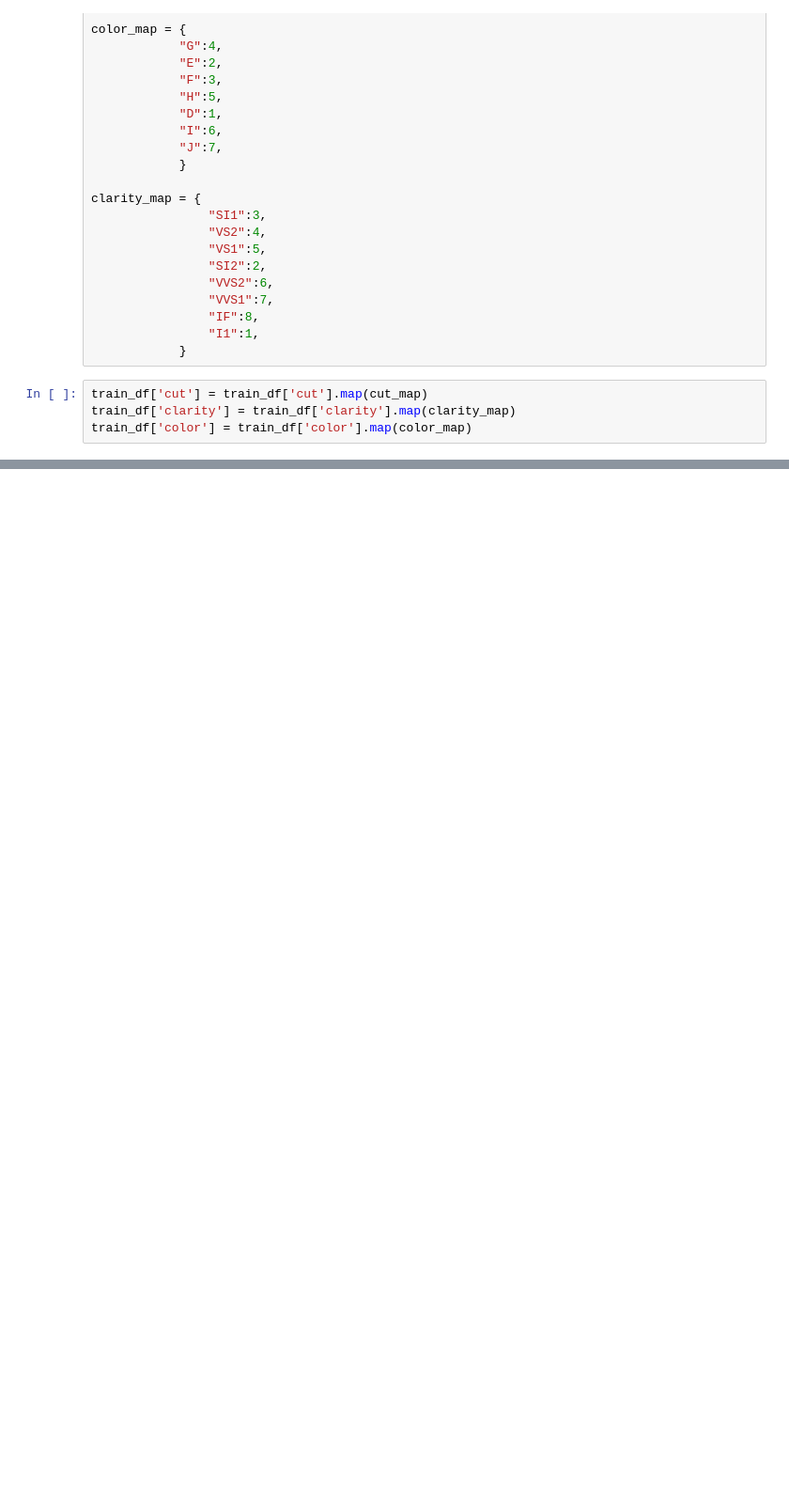
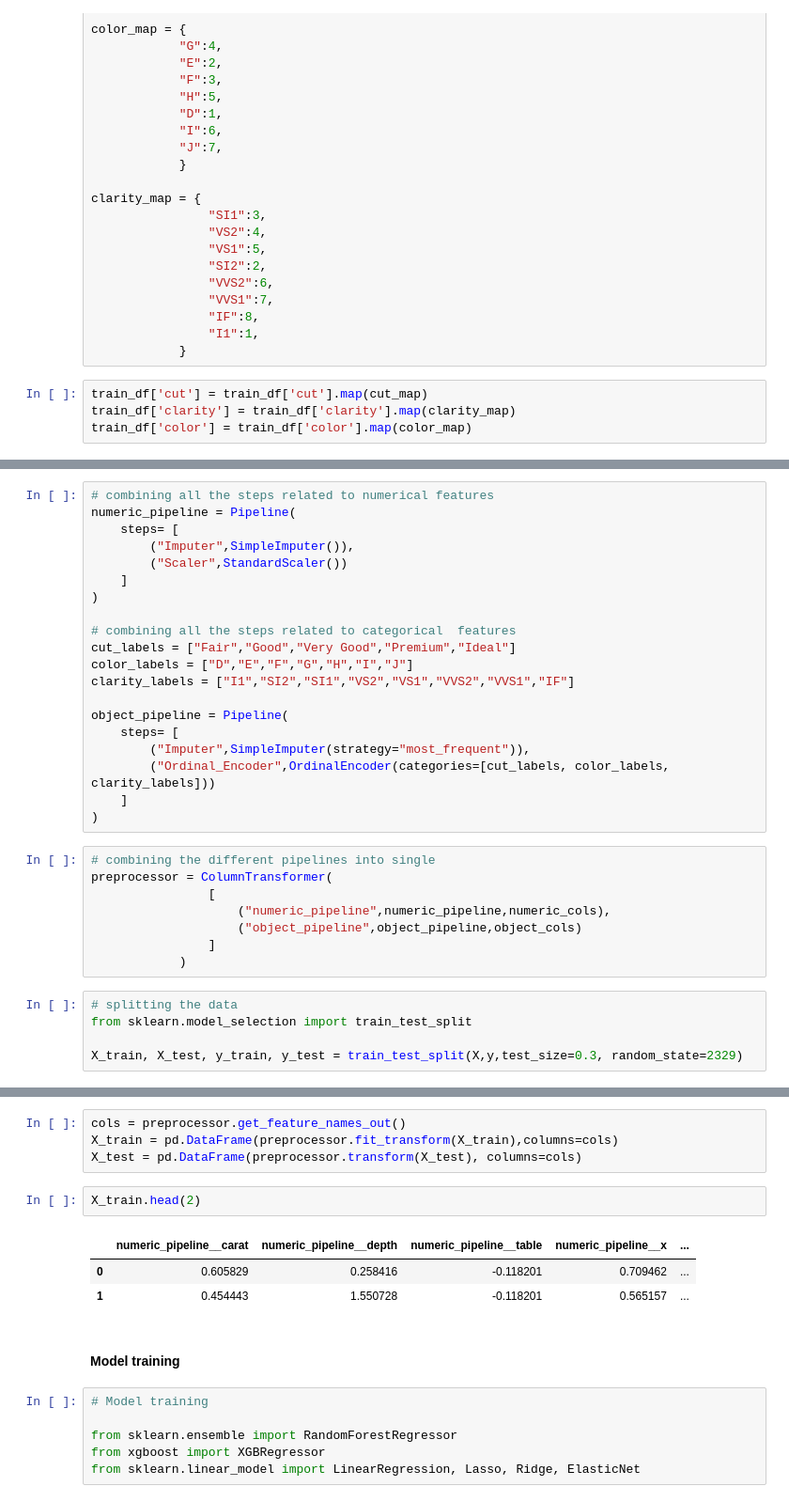
Before and after one commit to elavalasrinivasreddy/MLOPs_Azure_Deployement, a Jupyter notebook: experiment/experiments.ipynb, the cells around one changed output, grey strips where cells are left out. Shown: that part at 94% size. Cells and saved outputs as stored; diff of their text form; blank space fills up the shorter version.

```diff
--- a/experiment/experiments.ipynb
+++ b/experiment/experiments.ipynb
@@ -161,0 +180,33 @@ train_df['color'] = train_df['color'].map(color_map)
+# %%
+# combining all the steps related to numerical features
+numeric_pipeline = Pipeline(
+    steps= [
+        ("Imputer",SimpleImputer()),
+        ("Scaler",StandardScaler())
+    ]
+)
+
+# combining all the steps related to categorical  features
+cut_labels = ["Fair","Good","Very Good","Premium","Ideal"]
+color_labels = ["D","E","F","G","H","I","J"]
+clarity_labels = ["I1","SI2","SI1","VS2","VS1","VVS2","VVS1","IF"]
+
+object_pipeline = Pipeline(
+    steps= [
+        ("Imputer",SimpleImputer(strategy="most_frequent")),
+        ("Ordinal_Encoder",OrdinalEncoder(categories=[cut_labels, color_labels, clarity_labels]))
+    ]
+)
+# %%
+# combining the different pipelines into single
+preprocessor = ColumnTransformer(
+                [
+                    ("numeric_pipeline",numeric_pipeline,numeric_cols),
+                    ("object_pipeline",object_pipeline,object_cols)
+                ]
+            )
+# %%
+# splitting the data
+from sklearn.model_selection import train_test_split
+
+X_train, X_test, y_train, y_test = train_test_split(X,y,test_size=0.3, random_state=2329)
@@ -161,0 +221,18 @@ train_df['color'] = train_df['color'].map(color_map)
+# %%
+cols = preprocessor.get_feature_names_out()
+X_train = pd.DataFrame(preprocessor.fit_transform(X_train),columns=cols)
+X_test = pd.DataFrame(preprocessor.transform(X_test), columns=cols)
+# %%
+X_train.head(2)
+# %% [output]
+|  | numeric_pipeline__carat | numeric_pipeline__depth | numeric_pipeline__table | numeric_pipeline__x | ... |
+| 0 | 0.605829 | 0.258416 | -0.118201 | 0.709462 | ... |
+| 1 | 0.454443 | 1.550728 | -0.118201 | 0.565157 | ... |
+# %% [markdown]
+#### Model training
+# %%
+# Model training
+
+from sklearn.ensemble import RandomForestRegressor
+from xgboost import XGBRegressor
+from sklearn.linear_model import LinearRegression, Lasso, Ridge, ElasticNet
```
Also changed, not shown: parts of 8 cells of this notebook, 1 other file.
